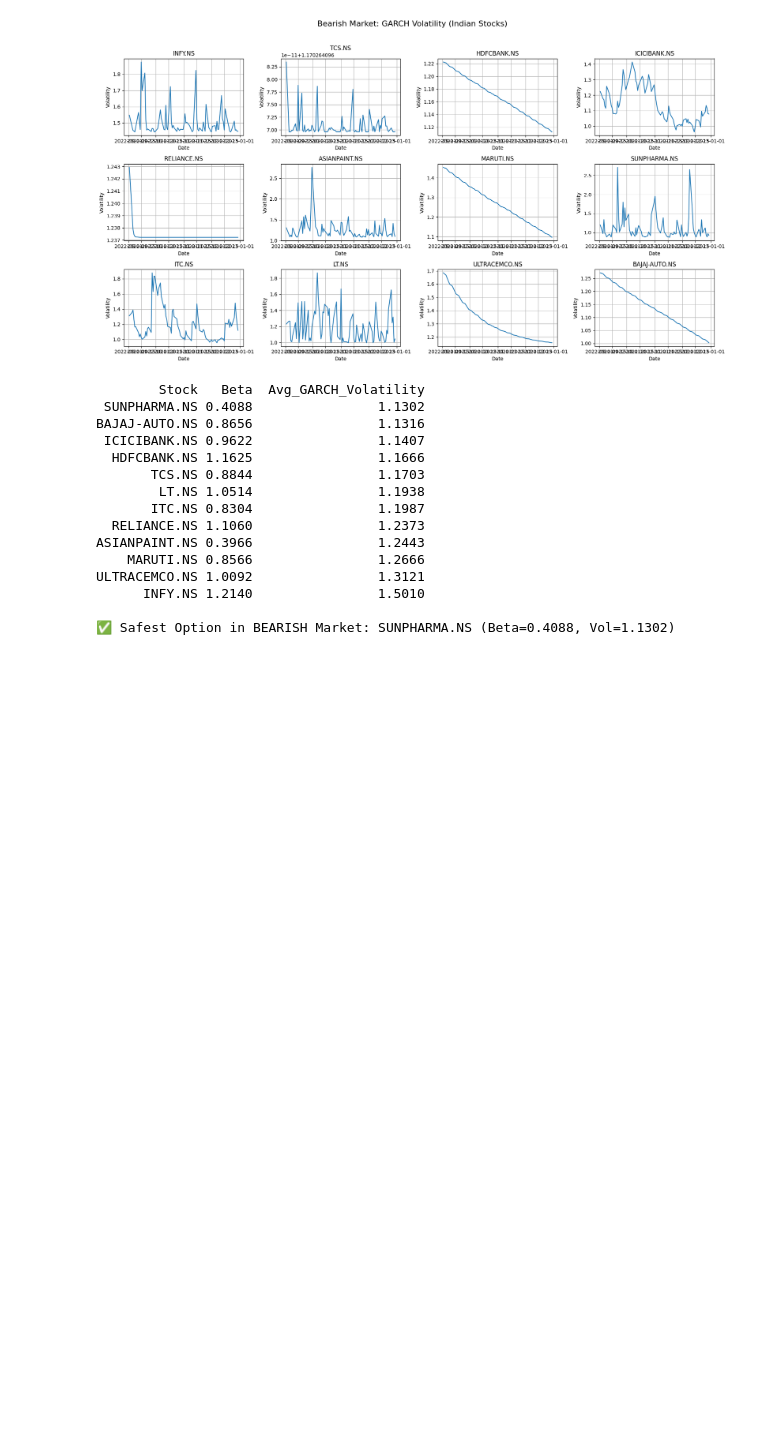
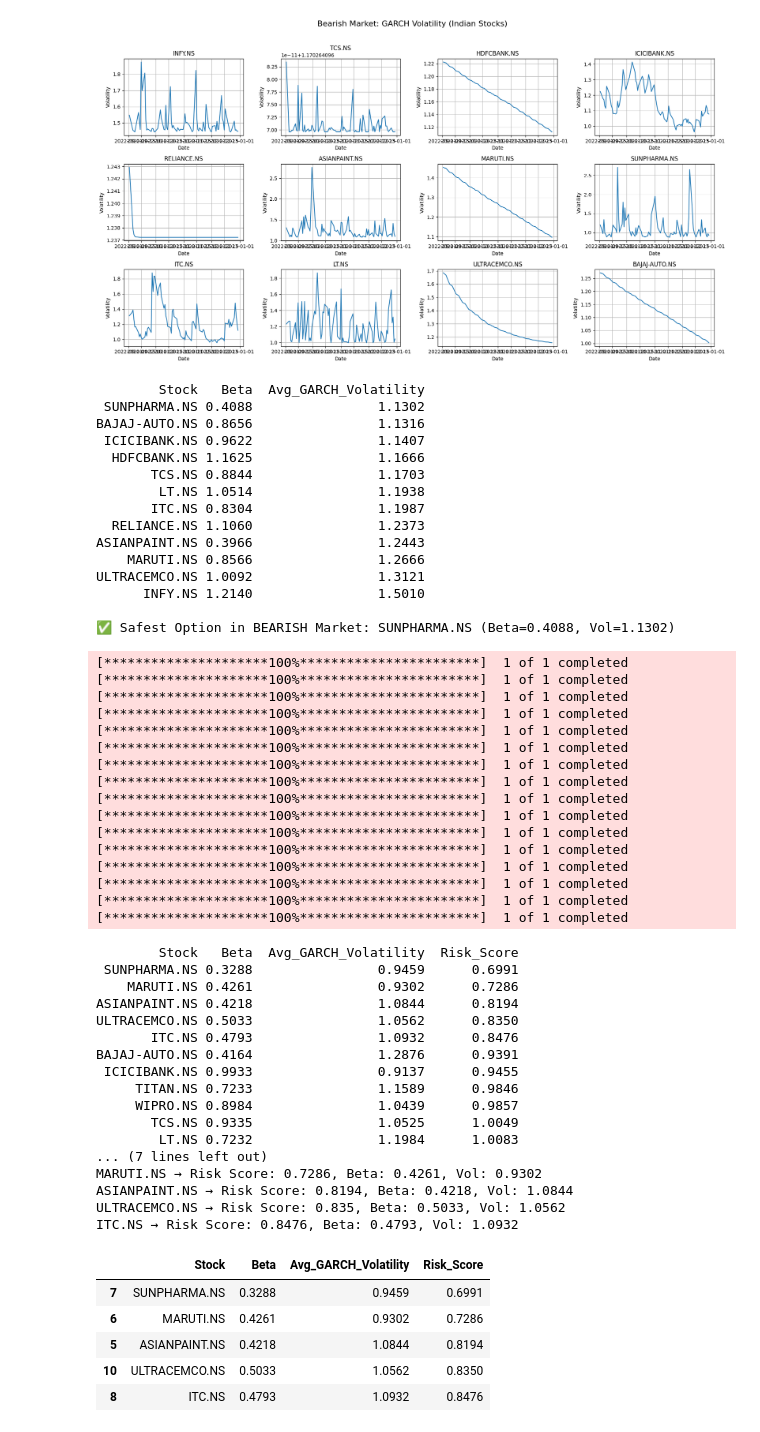
Before and after one commit to anweshaban21/Portfolio_Agents, a Jupyter notebook: Level_2_Beta_GARCH_Test.ipynb, the cells around one changed output. Cells and saved outputs as stored; diff of their text form; code cells hidden in the pictures; blank space fills up the shorter version.

Commit message:
New_Test_Beta_GARCH_16-05-25

```diff
--- a/Level_2_Beta_GARCH_Test.ipynb
+++ b/Level_2_Beta_GARCH_Test.ipynb
@@ -430,0 +489,55 @@ ULTRACEMCO.NS 1.0092                1.3121
+# %%
+stocks = [
+    "INFY.NS", "TCS.NS", "HDFCBANK.NS", "ICICIBANK.NS", "RELIANCE.NS",
+    "ASIANPAINT.NS", "MARUTI.NS", "SUNPHARMA.NS", "ITC.NS", "LT.NS",
+    "ULTRACEMCO.NS", "BAJAJ-AUTO.NS", "TITAN.NS", "WIPRO.NS", "ZOMATO.NS"
+]
+
+recommend_stocks(
+    stocks=stocks,
+    index_symbol="^NSEI",
+    start_date="2023-01-01",
+    end_date="2023-06-30",
+    top_n=5,
+    risk_weights=(0.6, 0.4)
+)
+# %% [output]
+[*********************100%***********************]  1 of 1 completed
+[*********************100%***********************]  1 of 1 completed
+[*********************100%***********************]  1 of 1 completed
+[*********************100%***********************]  1 of 1 completed
+[*********************100%***********************]  1 of 1 completed
+[*********************100%***********************]  1 of 1 completed
+[*********************100%***********************]  1 of 1 completed
+[*********************100%***********************]  1 of 1 completed
+[*********************100%***********************]  1 of 1 completed
+[*********************100%***********************]  1 of 1 completed
+[*********************100%***********************]  1 of 1 completed
+[*********************100%***********************]  1 of 1 completed
+[*********************100%***********************]  1 of 1 completed
+[*********************100%***********************]  1 of 1 completed
+[*********************100%***********************]  1 of 1 completed
+[*********************100%***********************]  1 of 1 completed
+        Stock   Beta  Avg_GARCH_Volatility  Risk_Score
+ SUNPHARMA.NS 0.3288                0.9459      0.6991
+    MARUTI.NS 0.4261                0.9302      0.7286
+ASIANPAINT.NS 0.4218                1.0844      0.8194
+ULTRACEMCO.NS 0.5033                1.0562      0.8350
+       ITC.NS 0.4793                1.0932      0.8476
+BAJAJ-AUTO.NS 0.4164                1.2876      0.9391
+ ICICIBANK.NS 0.9933                0.9137      0.9455
+     TITAN.NS 0.7233                1.1589      0.9846
+     WIPRO.NS 0.8984                1.0439      0.9857
+       TCS.NS 0.9335                1.0525      1.0049
+        LT.NS 0.7232                1.1984      1.0083
+... (7 lines left out)
+MARUTI.NS → Risk Score: 0.7286, Beta: 0.4261, Vol: 0.9302
+ASIANPAINT.NS → Risk Score: 0.8194, Beta: 0.4218, Vol: 1.0844
+ULTRACEMCO.NS → Risk Score: 0.835, Beta: 0.5033, Vol: 1.0562
+ITC.NS → Risk Score: 0.8476, Beta: 0.4793, Vol: 1.0932
+|  | Stock | Beta | Avg_GARCH_Volatility | Risk_Score |
+| 7 | SUNPHARMA.NS | 0.3288 | 0.9459 | 0.6991 |
+| 6 | MARUTI.NS | 0.4261 | 0.9302 | 0.7286 |
+| 5 | ASIANPAINT.NS | 0.4218 | 1.0844 | 0.8194 |
+| 10 | ULTRACEMCO.NS | 0.5033 | 1.0562 | 0.8350 |
+| 8 | ITC.NS | 0.4793 | 1.0932 | 0.8476 |
```
Also changed, not shown: parts of 1 cell of this notebook.
